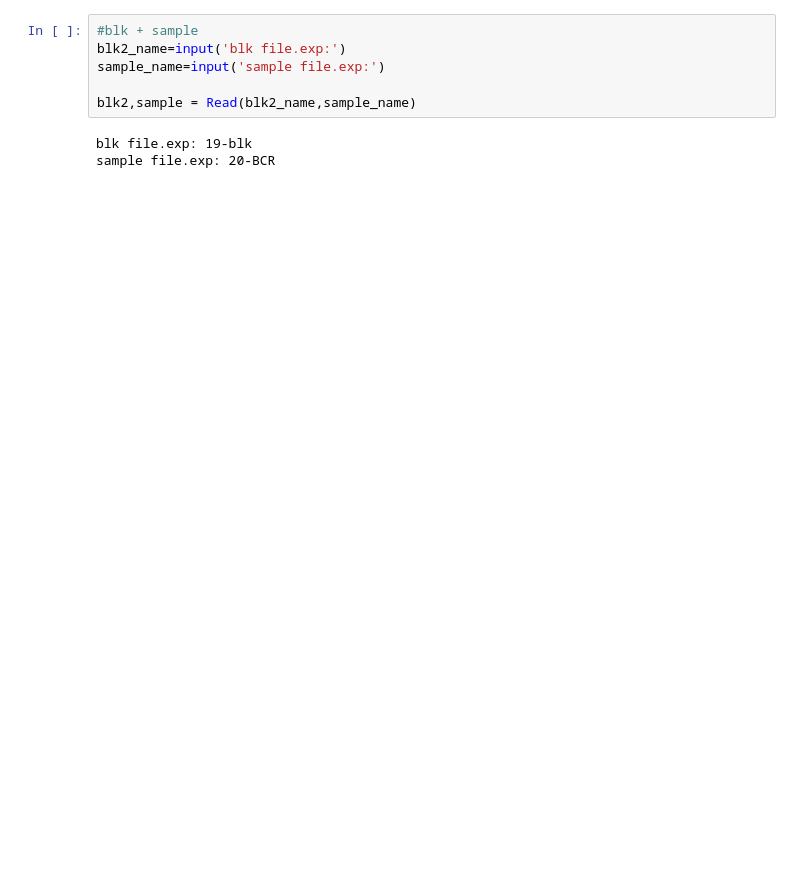
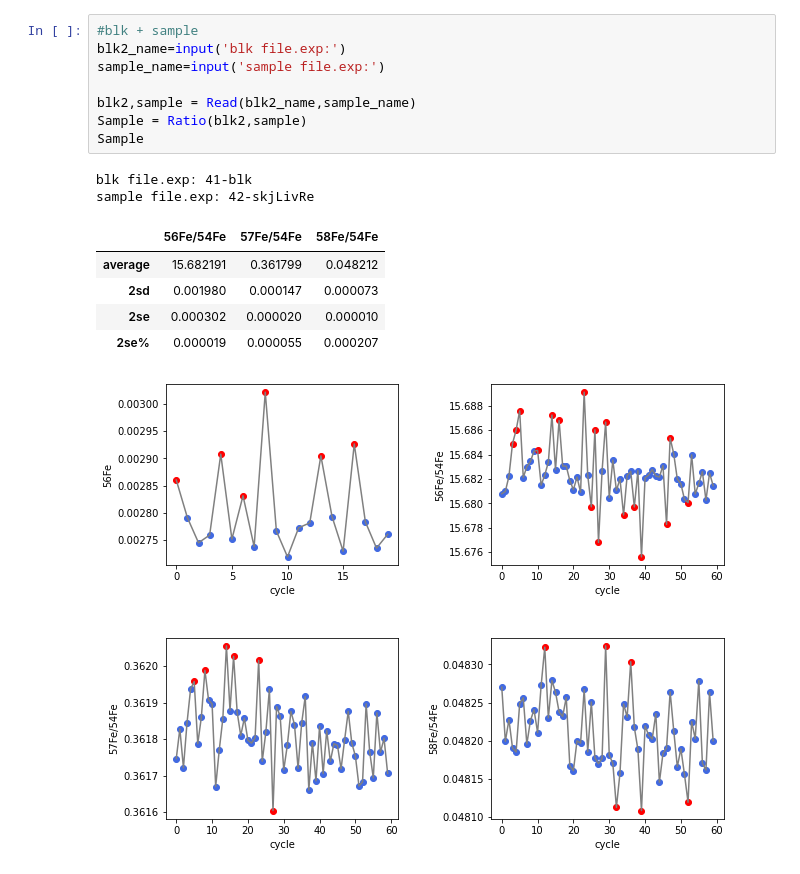
Before and after one commit to NHasegawa08/Program_Files, a Jupyter notebook: Neptune(MC-ICP-MS)/Neptune_Data_Analyzer.ipynb, the cells around one changed output. Drawn from its saved outputs; the diff is of its cells as text; blank space fills up the shorter version.

```diff
--- a/Neptune(MC-ICP-MS)/Neptune_Data_Analyzer.ipynb
+++ b/Neptune(MC-ICP-MS)/Neptune_Data_Analyzer.ipynb
@@ -21,12 +33,20 @@ standard file.exp: 18-IRMM
 # %%
 #blk + sample
 blk2_name=input('blk file.exp:')
 sample_name=input('sample file.exp:')
 
 blk2,sample = Read(blk2_name,sample_name)
+Sample = Ratio(blk2,sample)
+Sample
 # %% [output]
-blk file.exp: 19-blk
-sample file.exp: 20-BCR
+blk file.exp: 41-blk
+sample file.exp: 42-skjLivRe
+|  | 56Fe/54Fe | 57Fe/54Fe | 58Fe/54Fe |
+| average | 15.682191 | 0.361799 | 0.048212 |
+| 2sd | 0.001980 | 0.000147 | 0.000073 |
+| 2se | 0.000302 | 0.000020 | 0.000010 |
+| 2se% | 0.000019 | 0.000055 | 0.000207 |
+[figure, added]
 # %%
 #blk + standard2
 blk3_name=input('blk file.exp:')
```
Also changed, not shown: parts of 6 cells of this notebook.
